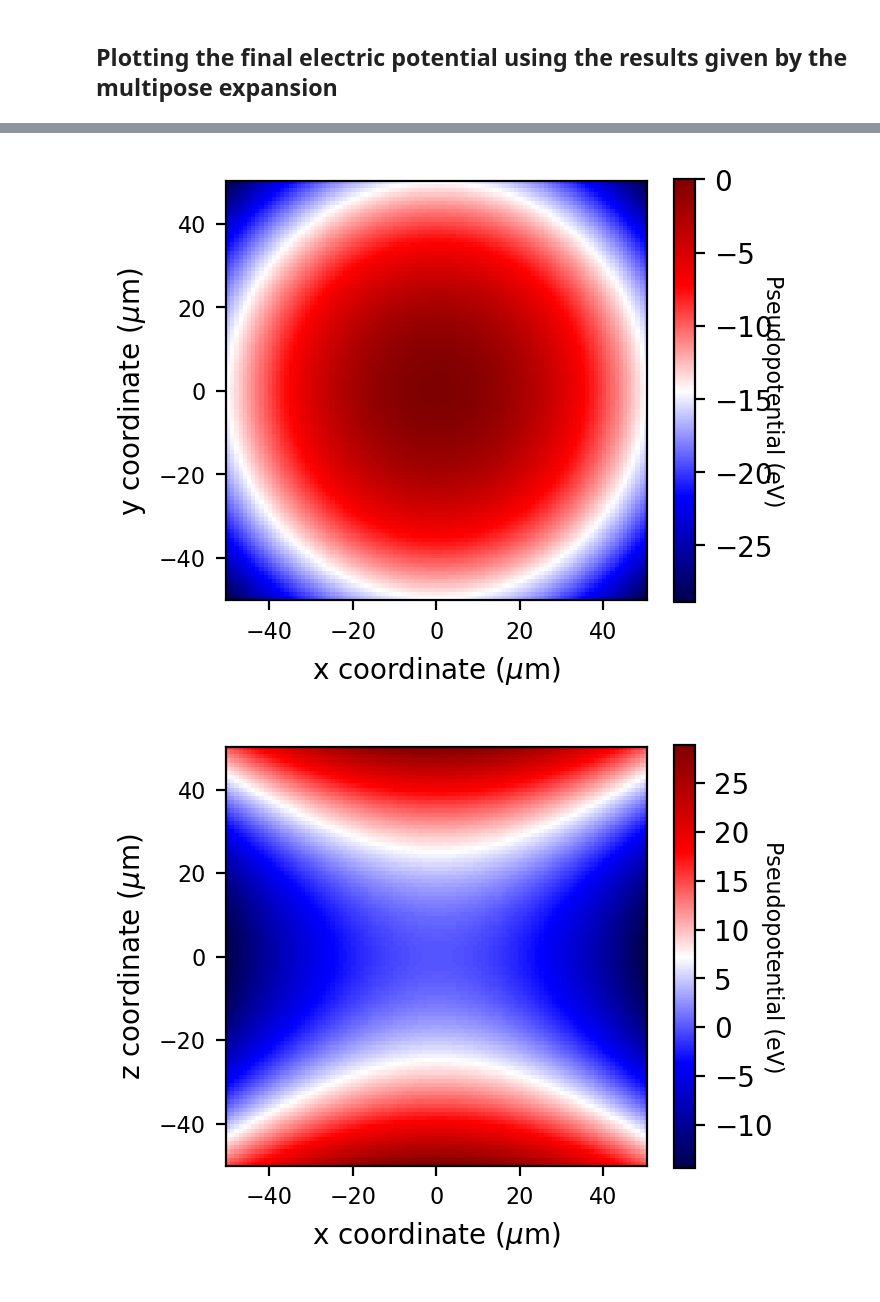
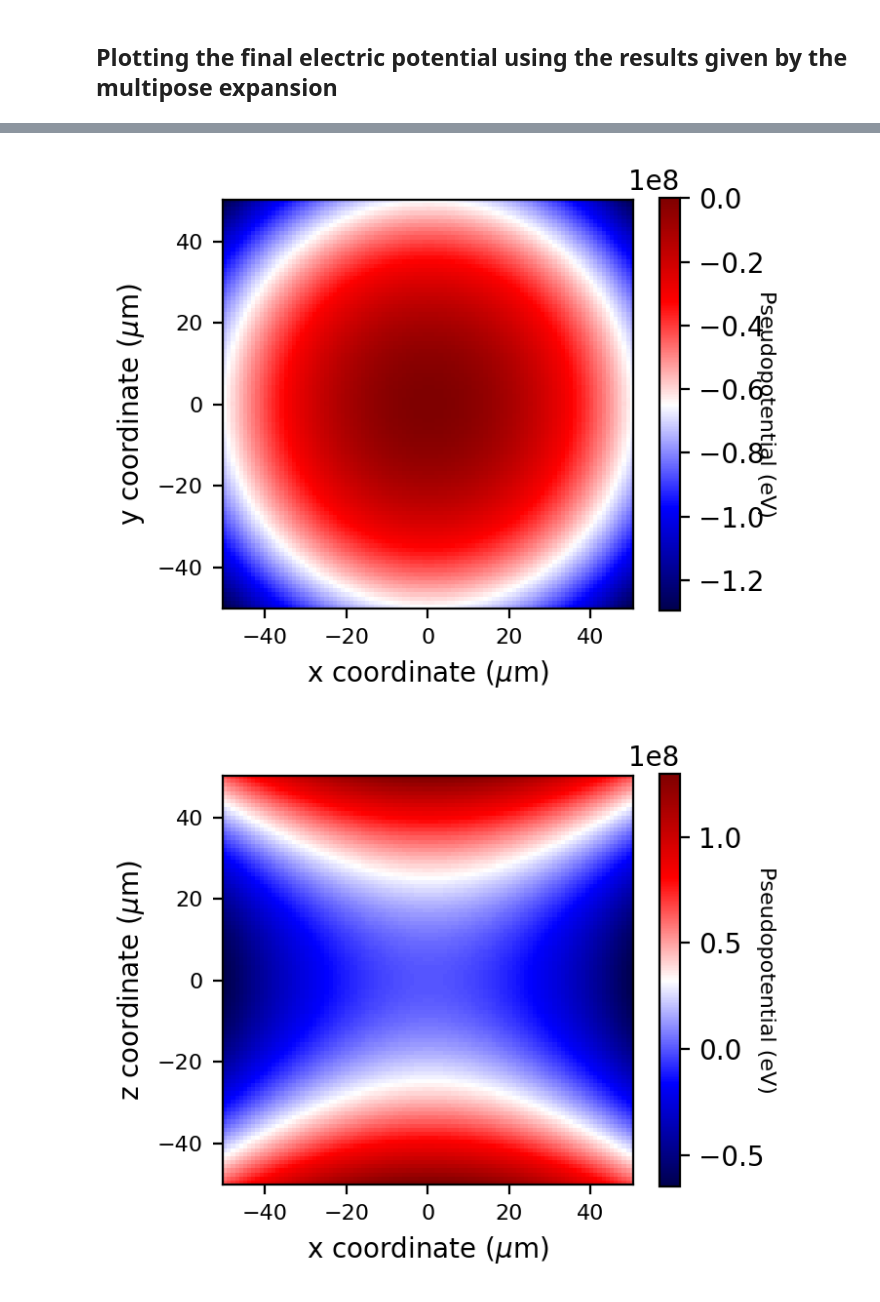
Before and after one commit to HaeffnerLab/Electron-Trap-Design-Testing, a Jupyter notebook: DC_Confinement/DC_sim1.ipynb, the cells around one changed output, grey strips where cells are left out. Saved outputs shown, nothing was run; the diff lists cells and outputs as text; code cells hidden in the pictures.

```diff
--- a/DC_Confinement/DC_sim1.ipynb
+++ b/DC_Confinement/DC_sim1.ipynb
@@ -7,6 +7,11 @@ import pandas
 import time
 from matplotlib import cm,ticker
 import trap_sim_tools_python_trapSims_HOA.v2.expansion as ep
+# %%
+me = 9.10938356e-31 #kg
+fz = 200.0e6 #Hz
+omegaz = 2*np.pi*fz
+qe = 1.60217662e-19 #coulombs
 # %% [markdown]
 ## Loading electric potential data for each DC electrode plate (20 in total)
 # %%
@@ -269,6 +244,8 @@ array([[ 1.00000000e+00, -5.37284966e+00,  5.37284966e+00, ...,
 # %%
+Q = ep.spher_harm_basis([0.0, 0.0, 0.0], np.linspace(-50, 50, 101)*1.0e-6, np.linspace(-50, 50, 101)*1.0e-6,\
+                        np.linspace(-50, 50, 101)*1.0e-6, 2)[0]
 pole = Q.transpose()
-df = pandas.DataFrame(pole[4])
+df = pandas.DataFrame(pole[4]*0.5*me*(2*np.pi*fz)**2/qe)
 # # if includes grid, use following
 # df = df.iloc[:, [0,1,2,4]]
 # # print (df.head(5))
@@ -336,32 +313,32 @@ plt.tick_params(axis='both', which='major', labelsize=8)
 plt.show()
 
 # XZ plot
 plt.figure(figsize = (3.4,2.8), dpi = 200)
 im = plt.imshow(V_XZ, interpolation='nearest', extent=[-50.5,50.5,-50.25,50.25], cmap=cm.seismic)
 cm.seismic.set_bad(color='yellow')
 cbar = plt.colorbar(im)#, ticks=[np.log(0.001), np.log(0.01), np.log(0.1), np.log(1), np.log(10)])
 # cbar.ax.set_yticklabels(['0.001', '0.01', '0.1', '1', '10'], fontsize=8)  # vertically oriented colorbar
 # cbar.ax.set_title('Pseudopotential (eV)', fontsize = 8)
 cbar.set_label('Pseudopotential (eV)', fontsize = 8, rotation=270)
 plt.xlabel('x coordinate ($\mu$m)', fontdict=None, labelpad=None)
 plt.ylabel('z coordinate ($\mu$m)', fontdict=None, labelpad=None)
 plt.tick_params(axis='both', which='major', labelsize=8)
 # plt.savefig('Fusion_3D_100MHz_100V_oop_ps.png', bbox_inches = 'tight')
 plt.show()
 
 # YZ plot
 plt.figure(figsize = (3.4,2.8), dpi = 200)
 im = plt.imshow(V_YZ, interpolation='nearest', extent=[-50.5,50.5,-50.25,50.25], cmap=cm.seismic)
 cm.seismic.set_bad(color='yellow')
 cbar = plt.colorbar(im)#, ticks=[np.log(0.001), np.log(0.01), np.log(0.1), np.log(1), np.log(10)])
 # cbar.ax.set_yticklabels(['0.001', '0.01', '0.1', '1', '10'], fontsize=8)  # vertically oriented colorbar
 # cbar.ax.set_title('Pseudopotential (eV)', fontsize = 8)
 cbar.set_label('Pseudopotential (eV)', fontsize = 8, rotation=270)
 plt.xlabel('y coordinate ($\mu$m)', fontdict=None, labelpad=None)
 plt.ylabel('z coordinate ($\mu$m)', fontdict=None, labelpad=None)
 plt.tick_params(axis='both', which='major', labelsize=8)
 # plt.savefig('Fusion_3D_100MHz_100V_oop_ps.png', bbox_inches = 'tight')
 plt.show()
 # %% [output]
-[figure, old version]
+[figure, new version]
-[figure, old version]
+[figure, new version]
```
Also changed, not shown: parts of 12 cells of this notebook, 3 other files.
